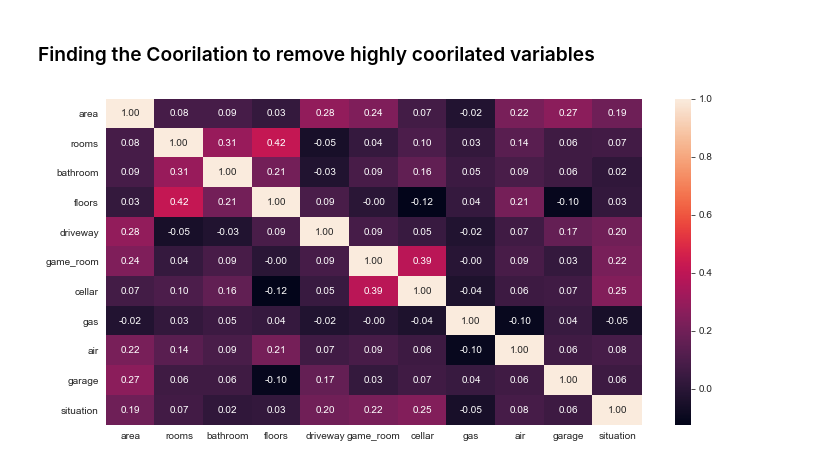
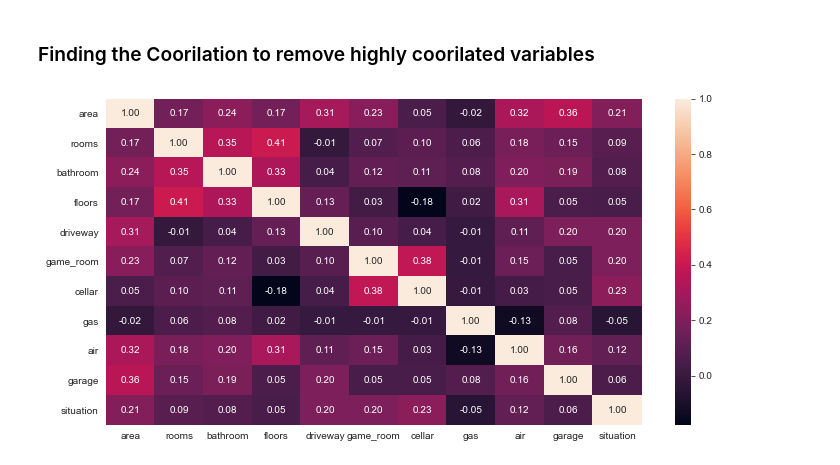
Before and after one commit to melwinmpk/python_datascience, a Jupyter notebook: ML/Regression_Analysis_Assignment.ipynb, the cells around one changed output. Drawn from its saved outputs; the diff is of its cells as text; code cells hidden in the pictures.

```diff
--- a/ML/Regression_Analysis_Assignment.ipynb
+++ b/ML/Regression_Analysis_Assignment.ipynb
@@ -86,0 +70,4 @@ house.shape
+# %%
+print(house.shape)
+house.drop_duplicates(inplace = True)
+print(house.shape)
@@ -123,7 +113,8 @@ def detect_outliers(df,features):
 
     return multiple_outliers
 # %%
+# removing the out liers
 print(house.shape)
-house = house.drop(detect_outliers(house,["price","area"]),axis=0).reset_index(drop = True)
+house = house.drop(detect_outliers(house,["area"]),axis=0).reset_index(drop = True) # "price",
 print(house.shape)
 # %% [output]
@@ -156,9 +147,9 @@ house.describe()
 # %% [markdown]
 ### Finding the Coorilation to remove highly coorilated variables
 # %%
-list1 = ["area","rooms","bathroom","floors","driveway","game_room","cellar","gas","air","garage","situation"]
+list1 = [i for i in house.columns if i != 'price']
 sns.heatmap(house[list1].corr(), annot = True , fmt=".2f")
 plt.show()
 # as you see there are not much highly coorilated values
 # %% [output]
-[figure, old version]
+[figure, new version]
```
Also changed, not shown: parts of 30 cells of this notebook, 1 other file.
